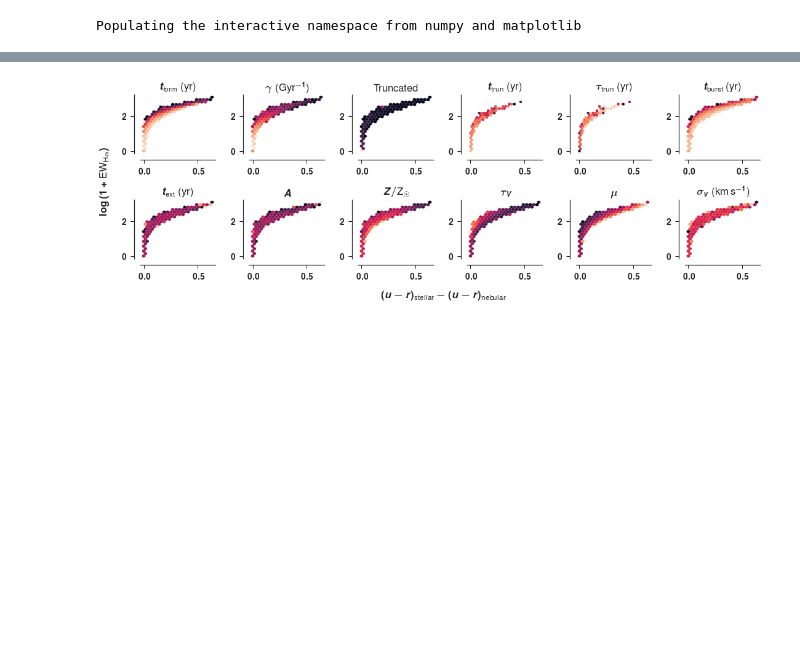
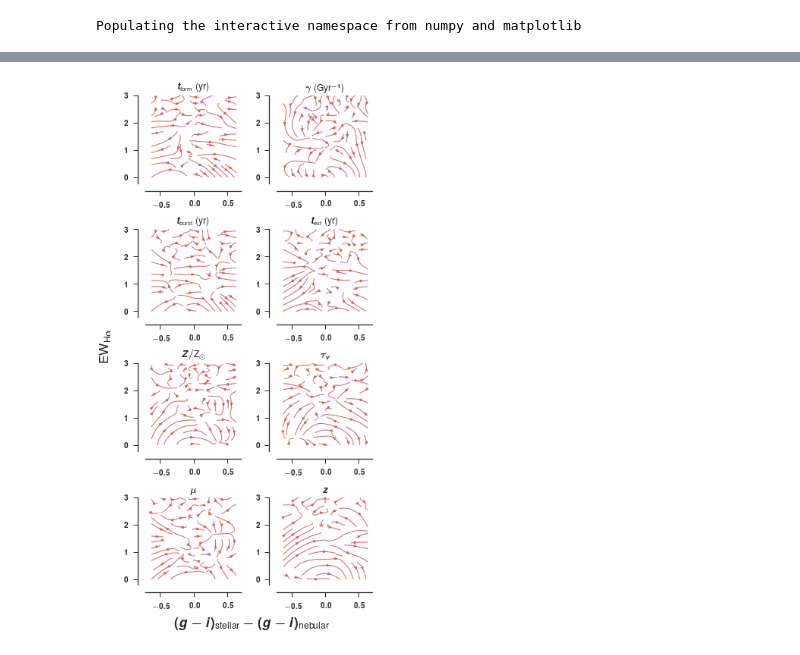
Before and after one commit to ajmejia/photo-ew, a Jupyter notebook: notebooks/proof-of-concept.ipynb, the cells around one changed output, grey strips where cells are left out. Cells and saved outputs as stored; diff of their text form; code cells hidden in the pictures; blank space fills up the shorter version.

```diff
--- a/notebooks/proof-of-concept.ipynb
+++ b/notebooks/proof-of-concept.ipynb
@@ -52,8 +45,9 @@ for i in xrange(mask.count(False)):
     except ValueError:
         jpas_res.append(np.array([eval(item.replace("  ", ",")) for item in jpas[ini+1+i:]]))
 # %%
+%%time
 # prepare SSAG run
-ssag = iSSAG(size=10000)
+ssag = iSSAG(size=1000)
 # generate SSAG
 ssag.set_all_seds(emission="both")
 # extract SSPs parameters
@@ -92,7 +89,7 @@ for k in xrange(metallicities.size):
     ax.axvline(6562, lw=0.75, ls="--", color="w")
     ax.set_xlim(912,12000)
     ax.set_ylim(1e-8,10)
-    ax.set_title(r"$Z_\star/\text{Z}_\odot=%.2f$"%(metallicities[k]))
-    ax.set_xlabel(r"$\lambda$ [\AA]")
-    ax.set_ylabel(r"$L_\lambda$ [L$_{\odot}/$\AA]")
+    ax.set_title(r"$Z_\star/\text{Z}_\odot=%.2f$"%(metallicities[k]), size="medium")
+    ax.set_xlabel(r"$\lambda$ [\AA]", size="x-large")
+    ax.set_ylabel(r"$L_\lambda$ [L$_{\odot}/$\AA]", size="x-large")
 # %% [output]
@@ -162,12 +162,13 @@ cb.set_label(r"$\log{t_\star/\text{yr}}$")
 # compute colours
 ur_neb, ur_ste, ew_neb = [], [], []
 for j in xrange(ssag.sample.index.size):
-    SED_neb_j = column_stack((wavelength, ssag.seds_nebular.iloc[:,j]))
-    SED_ste_j = column_stack((wavelength, ssag.seds_stellar.iloc[:,j]))
+    reds = ssag.sample.redshift[j]
+    SED_neb_j = column_stack((wavelength*(1+reds), ssag.seds_nebular.iloc[:,j]))
+    SED_ste_j = column_stack((wavelength*(1+reds), ssag.seds_stellar.iloc[:,j]))
 
     ur_neb += [ABmag(SED_neb_j, sdss_res[1]) - ABmag(SED_neb_j, sdss_res[3])]
     ur_ste += [ABmag(SED_ste_j, sdss_res[1]) - ABmag(SED_ste_j, sdss_res[3])]
-    ew_neb += [equivalent_width(SED_neb_j, (6562,), (40,))[0]]
+    ew_neb += [equivalent_width(SED_neb_j, (6562*(1+reds),), (40*(1+reds),))[0]]
 # Compute the colour excess
 ur_neb, ur_ste, ew_neb = array(ur_neb), array(ur_ste), array(ew_neb)
 ur_exc = ur_ste - ur_neb
@@ -174,53 +214,50 @@ ur_exc = ur_ste - ur_neb
+# %%
+x, y = ur_exc, log10(1+ew_neb)
+xi, yi = meshgrid(linspace(x.min(),x.max(),20), linspace(y.min(),y.max(),20), indexing="xy")
 # %%
-x, y = ur_exc, log10(1+ew_neb)
-zs = (log10(ssag.sample.t_form),
-      ssag.sample.gamma,
-      ssag.sample.truncated,
-      log10(ssag.sample.t_trun),
-      log10(ssag.sample.tau_trun),
-      log10(ssag.sample.t_burst),
-      log10(ssag.sample.t_ext),
-      ssag.sample.a_burst,
-      ssag.sample.metallicity,
-      ssag.sample.tau_v,
-      ssag.sample.mu_v,
-      ssag.sample.sigma_v)
+zs = (
+    log10(ssag.sample.t_form),
+    ssag.sample.gamma,
+    log10(ssag.sample.t_burst),
+    log10(ssag.sample.t_ext),
+    ssag.sample.metallicity,
+    ssag.sample.tau_v,
+    ssag.sample.mu_v,
+    ssag.sample.redshift
+)
 
 labels = (
     r"$t_\text{form}$ (yr)",
     r"$\gamma$ (Gyr$^{-1}$)",
-    r"Truncated",
-    r"$t_\text{trun}$ (yr)",
-    r"$\tau_\text{trun}$ (yr)",
     r"$t_\text{burst}$ (yr)",
     r"$t_\text{ext}$ (yr)",
-    r"$A$",
     r"$Z/\text{Z}_\odot$",
     r"$\tau_V$",
     r"$\mu$",
-    r"$\sigma_v$ (km\,s$^{-1}$)"
+    r"$z$"
 )
 
-fig, axs = subplots(2, 6, figsize=(15,5), sharex=True, sharey=True)
+fig, axs = subplots(4, 2, figsize=(5, 10), sharex=True, sharey=True)
 axs = axs.ravel()
 sns.despine(offset=10)
 
 for i in xrange(axs.size):
     mask = ~isnan(zs[i])
-#     interp = Rbf(x[mask], y[mask], zs[i][mask], function="linear")
-#     zi = interp(xi, yi)
-#     dy, dx = np.gradient(zi)
+    interp = Rbf(x[mask], y[mask], zs[i][mask], function="linear")
+    zi = interp(xi, yi)
+    dy, dx = np.gradient(zi)
 
-    sc = axs[i].hexbin(x, y, zs[i], 20, edgecolors=None)
-#     axs[i].streamplot(xi, yi, dx, dy, color=zi, density=0.5, linewidth=1.0, arrowsize=0.5)
-#     cb = colorbar(sc, ax=axs[i], orientation="horizontal")
-    axs[i].set_title(labels[i])
+#     x_binned, x_bins = pd.cut(x, 10, retbins=True)
+#     x_cent = (x_bins[1:] + x_bins[:-1])*0.5
+#     y_medi = pd.Series(y).groupby(x_binned).median().values
+#     start_at = column_stack((x_cent, y_medi))
 
-# xlabel(r"$(u-r)_\text{stellar}-(u-r)_\text{nebular}$")
-# ylabel(r"$\log{\left(1+\text{EW}_{\text{H}\alpha}\right)}$ [\AA]")
-# cb.set_label(r"$\log{{t}_\text{burst}/\text{yr}}$")
-fig.text(0.5, 0.0, r"$(u-r)_\text{stellar}-(u-r)_\text{nebular}$", ha="center", va="top")
-fig.text(0.0, 0.5, r"$\log{\left(1+\text{EW}_{\text{H}\alpha}\right)}$", ha="right", va="center", rotation="vertical")
+    axs[i].streamplot(xi, yi, dx, dy, color="r", density=0.5, linewidth=1.0, arrowsize=0.7)
+    axs[i].set_title(labels[i], size="medium")
+
+fig.text(0.5, 0.0, r"$(%s-%s)_\text{stellar}-(%s-%s)_\text{nebular}$"%(lb_sdss_res[1], lb_sdss_res[3], lb_sdss_res[1], lb_sdss_res[3]),
+         size="x-large", ha="center", va="top")
+fig.text(0.0, 0.5, r"$\text{EW}_{\text{H}\alpha}$", size="x-large", ha="right", va="center", rotation="vertical")
 fig.tight_layout()
 # %% [output]
-[figure, old version]
+[figure, new version]
```
Also changed, not shown: parts of 8 cells of this notebook.
